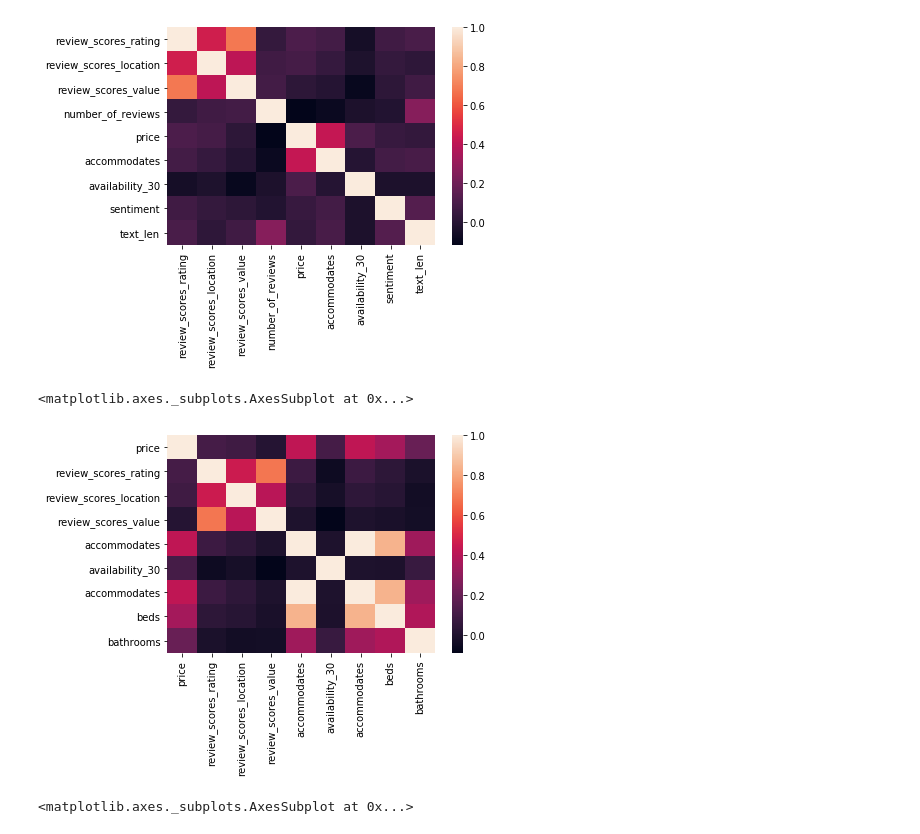
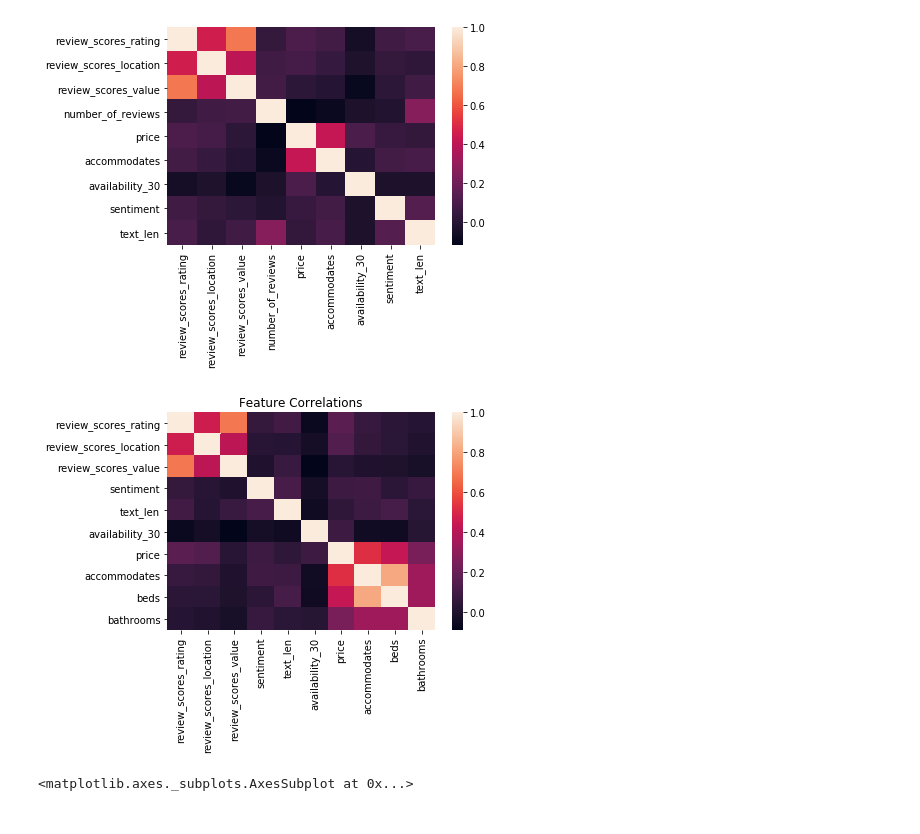
Before and after one commit to EmiliaPaz/EECS731_FinalProject, a Jupyter notebook: notebooks/Airbnb.ipynb, the cells around one changed output. Cells and saved outputs as stored; diff of their text form; code cells hidden in the pictures.

```diff
--- a/notebooks/Airbnb.ipynb
+++ b/notebooks/Airbnb.ipynb
@@ -104,11 +108,13 @@ sns.heatmap(mat)
 <matplotlib.axes._subplots.AxesSubplot at 0x...>
 [figure]
 # %%
-mat = bnb_data[['price', 'review_scores_rating', 'review_scores_location', 'review_scores_value', 'accommodates', 'availability_30', 'accommodates', 'beds', 'bathrooms']].corr()
-sns.heatmap(mat)
+mat = bnb_data[['review_scores_rating', 'review_scores_location', 'review_scores_value', 'sentiment', 'text_len', 'availability_30', 'price', 'accommodates', 'beds', 'bathrooms']].corr()
+plot = sns.heatmap(mat).set_title('Feature Correlations')
+
+fig = plot.get_figure()
+fig.savefig('heat_matrix.png', dpi=300, transparent=True, format="png", bbox_inches='tight')
 # %% [output]
-<matplotlib.axes._subplots.AxesSubplot at 0x...>
-[figure, old version]
+[figure, new version]
 # %%
 bnb_data.plot.scatter(x='review_scores_rating', y='price', xlim=(70, 100), ylim=(0, 2000))
 # %% [output]
```
Also changed, not shown: parts of 16 cells of this notebook.
